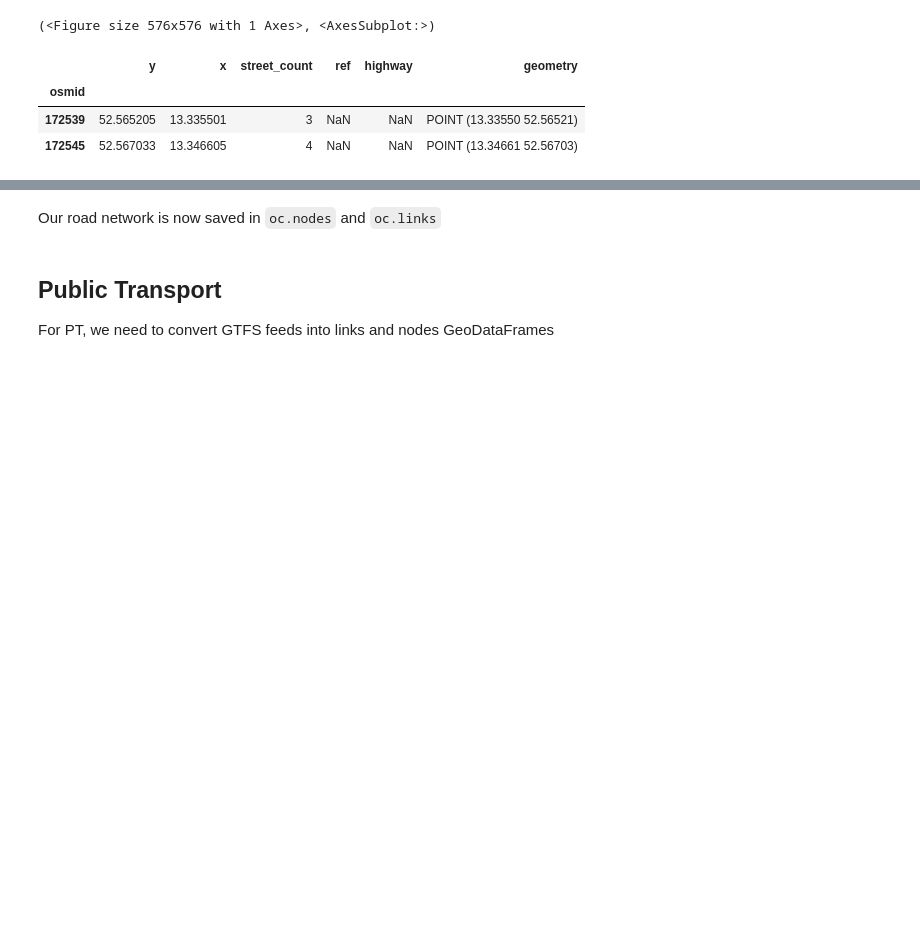
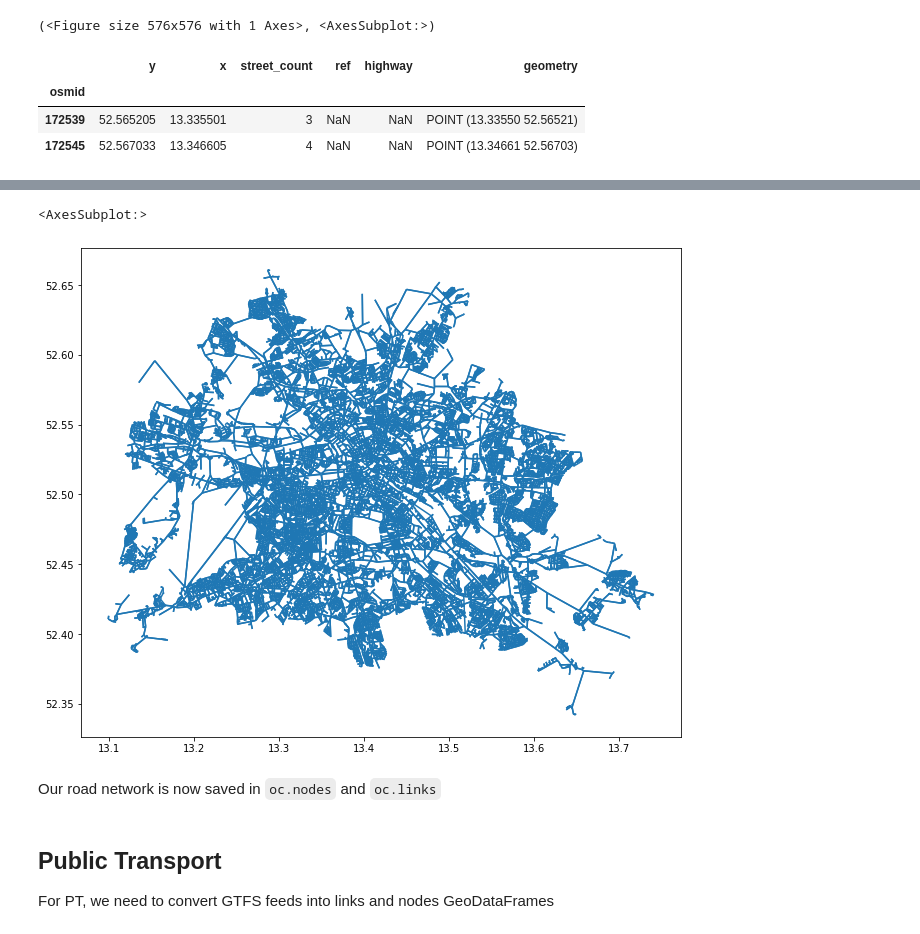
Before and after one commit to maximylius/quetzal_berlin, a Jupyter notebook: notebooks/best_version/Exercise1_network_creation.ipynb, the cells around one changed output, grey strips where cells are left out. Cells and saved outputs as stored; diff of their text form; code cells hidden in the pictures; blank space fills up the shorter version.

```diff
--- a/notebooks/best_version/Exercise1_network_creation.ipynb
+++ b/notebooks/best_version/Exercise1_network_creation.ipynb
@@ -98,7 +103,10 @@ oc.add_reversed_links(
 #oc.clean_geometries() # Doesn't work, but let's hope we don't need it
 oc.fix_nodeset_consistency()
 # %%
-road_links.plot(figsize=(16,9))
+#road_links.plot(figsize=(16,9))
+# %% [output]
+<AxesSubplot:>
+[figure, added]
 # %% [markdown]
 Our road network is now saved in `oc.nodes` and `oc.links`
 # %% [markdown]
```
Also changed, not shown: parts of 9 cells of this notebook.
